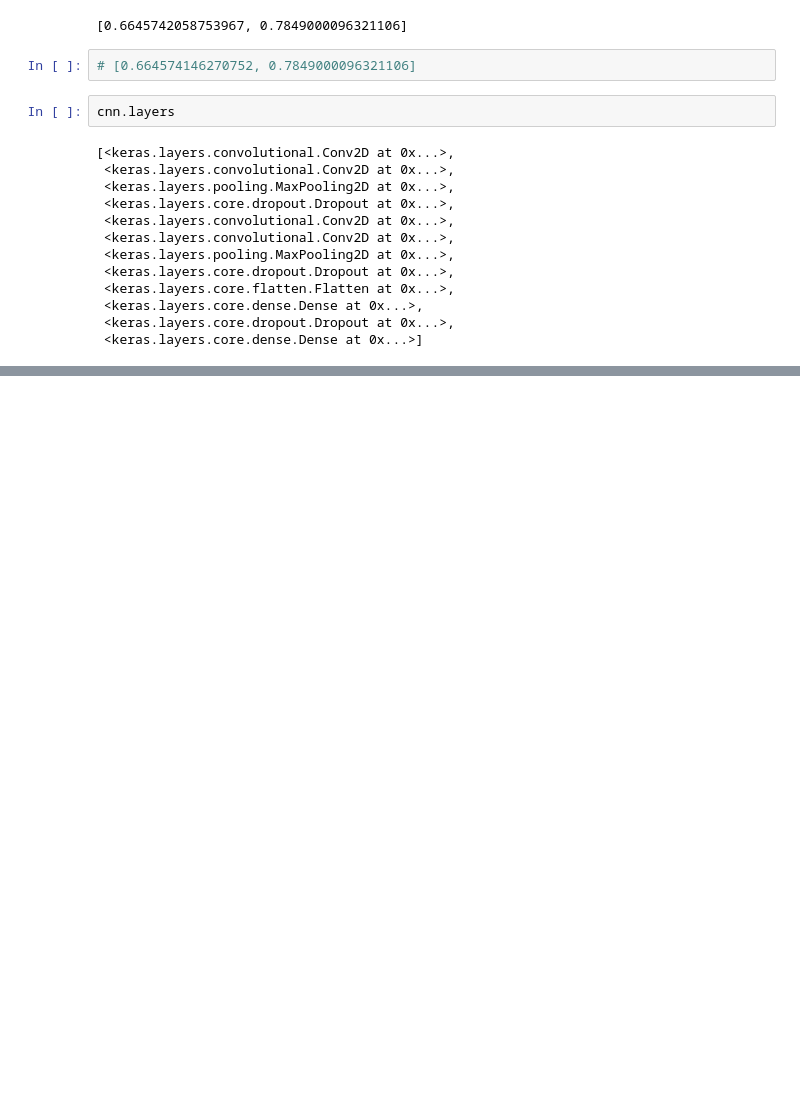
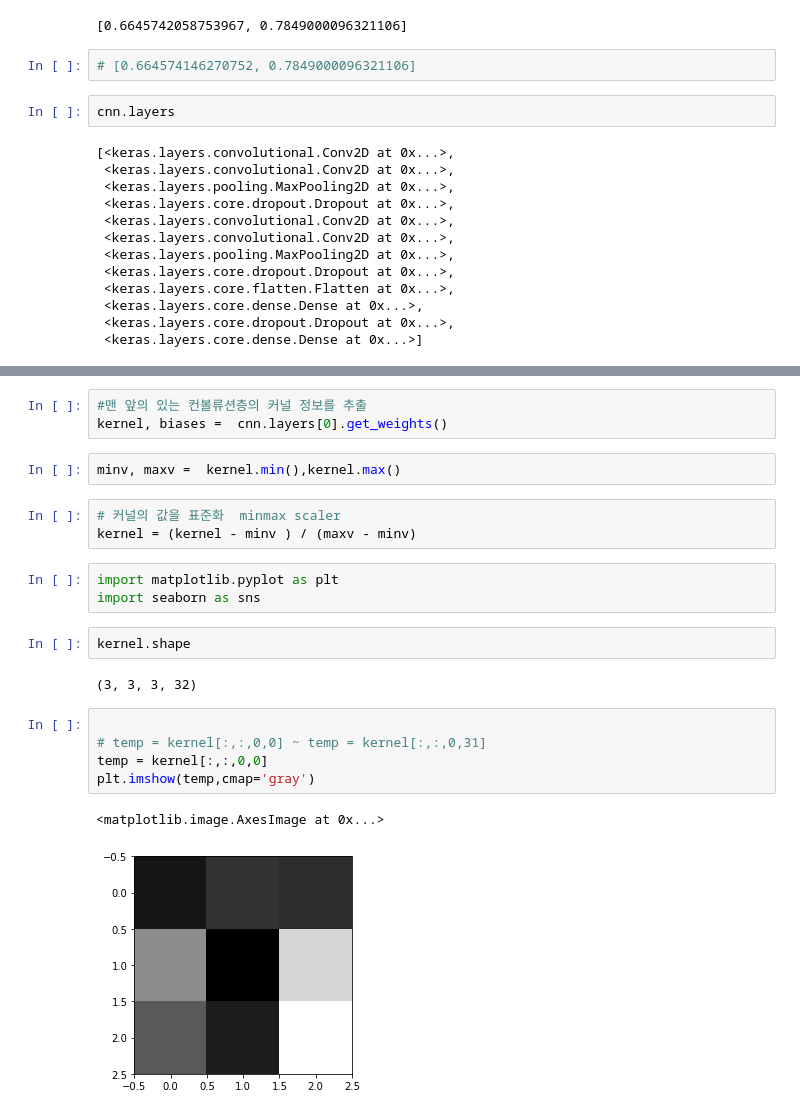
Before and after one commit to leekyuyoung4/ml0719, a Jupyter notebook: 0928.자연영상인식/자연영상인식II_모델_재사용.ipynb, the cells around one changed output, grey strips where cells are left out. Drawn from its saved outputs; the diff is of its cells as text; blank space fills up the shorter version.

```diff
--- a/0928.자연영상인식/자연영상인식II_모델_재사용.ipynb
+++ b/0928.자연영상인식/자연영상인식II_모델_재사용.ipynb
@@ -68,0 +88,23 @@ cnn.layers[0].name
+# %%
+#맨 앞의 있는 컨볼류션층의 커널 정보를 추출
+kernel, biases =  cnn.layers[0].get_weights()
+# %%
+minv, maxv =  kernel.min(),kernel.max()
+# %%
+# 커널의 값을 표준화  minmax scaler
+kernel = (kernel - minv ) / (maxv - minv)
+# %%
+import matplotlib.pyplot as plt
+import seaborn as sns
+# %%
+kernel.shape
+# %% [output]
+(3, 3, 3, 32)
+# %%
+
+# temp = kernel[:,:,0,0] ~ temp = kernel[:,:,0,31]
+temp = kernel[:,:,0,0]
+plt.imshow(temp,cmap='gray')
+# %% [output]
+<matplotlib.image.AxesImage at 0x...>
+[figure, added]
```
Also changed, not shown: parts of 11 cells of this notebook.
